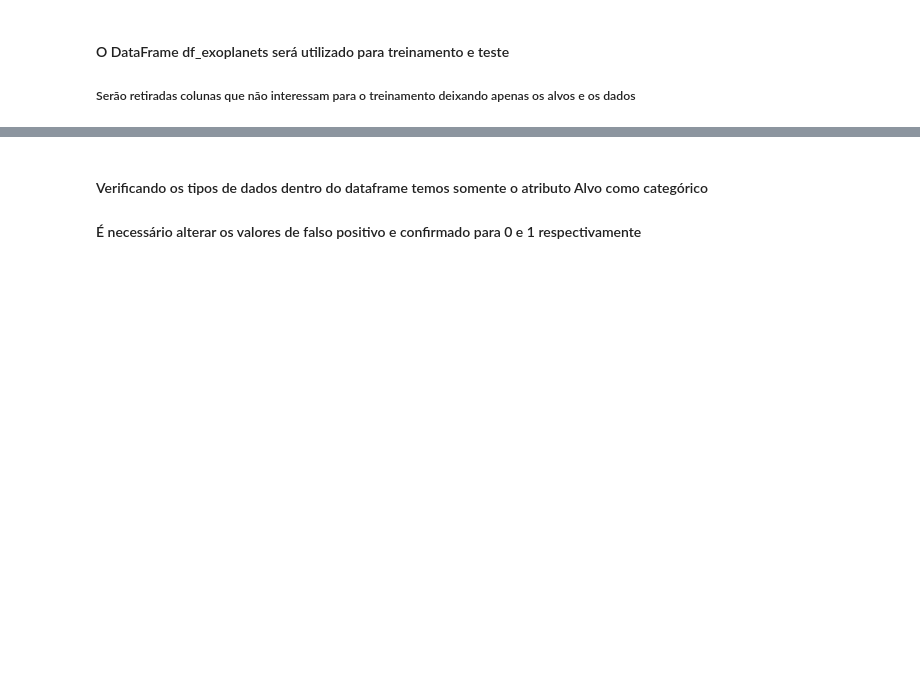
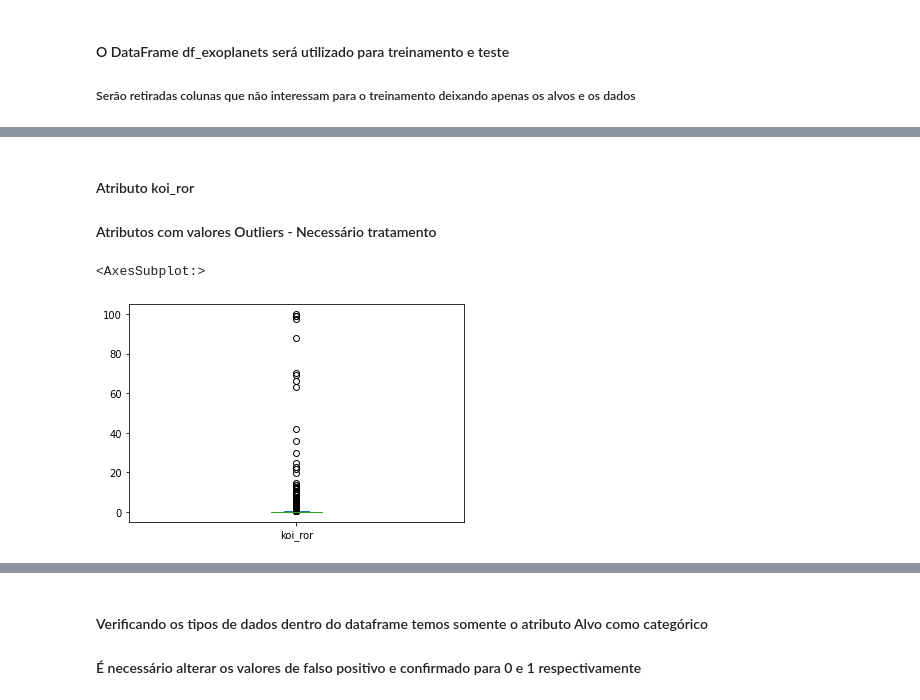
Before and after one commit to diogopena/exoplanet_classification_ml_model, a Jupyter notebook: exoplanet-ml-model-pt-br.ipynb, the cells around one changed output, grey strips where cells are left out. Cells and saved outputs as stored; diff of their text form; code cells hidden in the pictures; blank space fills up the shorter version.

```diff
--- a/exoplanet-ml-model-pt-br.ipynb
+++ b/exoplanet-ml-model-pt-br.ipynb
@@ -157,0 +273,9 @@ df_exoplanets = df_exoplanets.drop(['rowid',
+# %% [markdown]
+#### Atributo koi_ror
+#### Atributos com valores Outliers - Necessário tratamento
+# %%
+df_exoplanets.koi_ror.describe()
+df_exoplanets.koi_ror.plot(kind='box')
+# %% [output]
+<AxesSubplot:>
+[figure, added]
```
Also changed, not shown: parts of 24 cells of this notebook.
